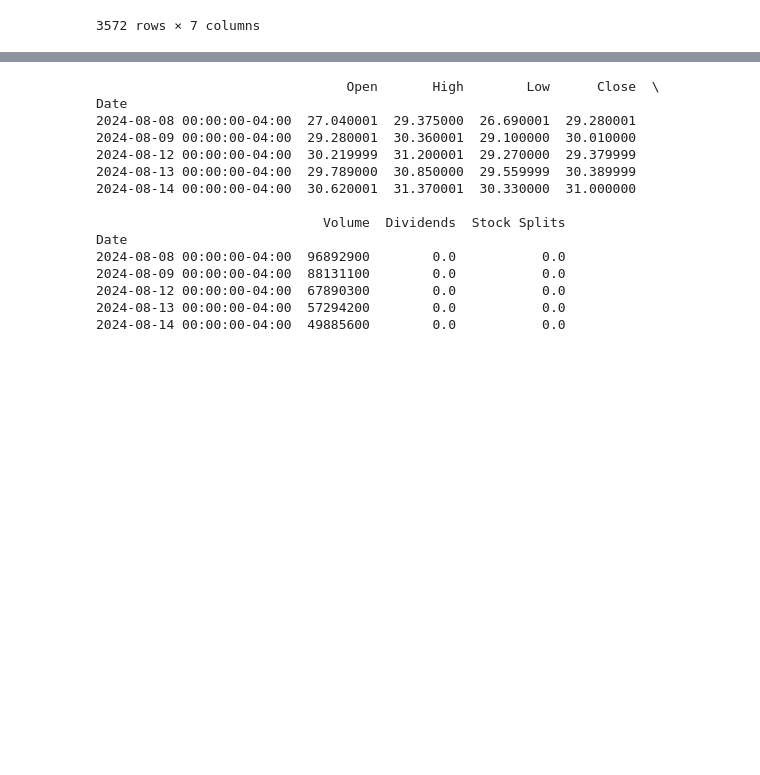
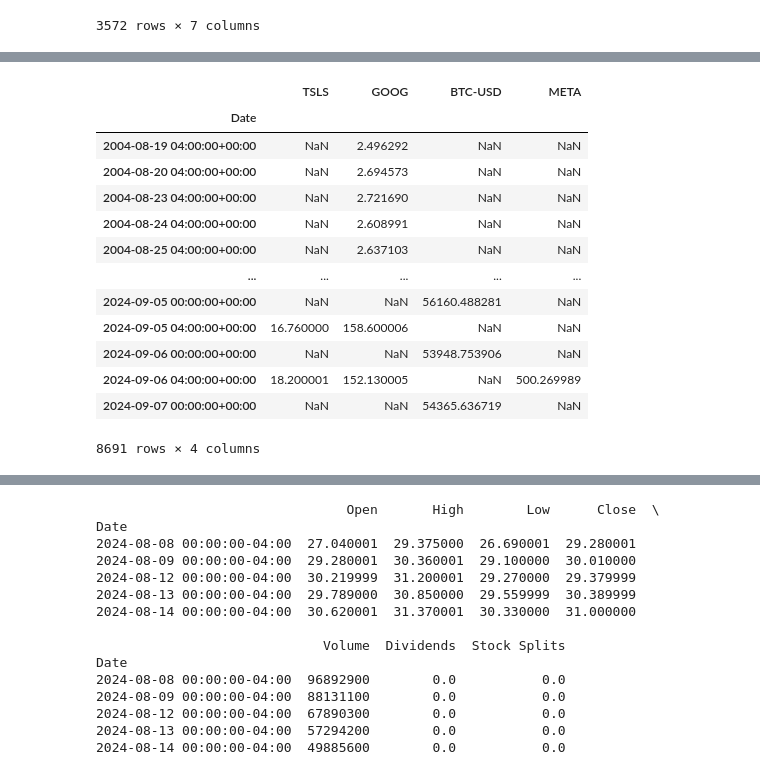
Before and after one commit to LuisCerelli/Conexion_Yahoo_Finance_con_Python, a Jupyter notebook: yahoo_finance.ipynb, the cells around one changed output, grey strips where cells are left out. Drawn from its saved outputs; the diff is of its cells as text; code cells hidden in the pictures; blank space fills up the shorter version.

```diff
--- a/yahoo_finance.ipynb
+++ b/yahoo_finance.ipynb
@@ -29,0 +58,9 @@ tesla.history(period='max')
+# %%
+#vamos a hacer un loop para ver varias empresas y trabajar con ellas:
+
+empresas = [
+    'TSLS', #Tesla
+    'GOOG', #Google
+    'BTC-USD', #Bitcoin
+    'META', #Meta
+]
@@ -29,0 +82,17 @@ tesla.history(period='max')
+# %%
+precios
+# %% [output]
+|  | TSLS | GOOG | BTC-USD | META |
+| Date |  |  |  |  |
+| 2004-08-19 04:00:00+00:00 | NaN | 2.496292 | NaN | NaN |
+| 2004-08-20 04:00:00+00:00 | NaN | 2.694573 | NaN | NaN |
+| 2004-08-23 04:00:00+00:00 | NaN | 2.721690 | NaN | NaN |
+| 2004-08-24 04:00:00+00:00 | NaN | 2.608991 | NaN | NaN |
+| 2004-08-25 04:00:00+00:00 | NaN | 2.637103 | NaN | NaN |
+| ... | ... | ... | ... | ... |
+| 2024-09-05 00:00:00+00:00 | NaN | NaN | 56160.488281 | NaN |
+| 2024-09-05 04:00:00+00:00 | 16.760000 | 158.600006 | NaN | NaN |
+| 2024-09-06 00:00:00+00:00 | NaN | NaN | 53948.753906 | NaN |
+| 2024-09-06 04:00:00+00:00 | 18.200001 | 152.130005 | NaN | 500.269989 |
+| 2024-09-07 00:00:00+00:00 | NaN | NaN | 54365.636719 | NaN |
+8691 rows × 4 columns
```
Also changed, not shown: parts of 5 cells of this notebook.
